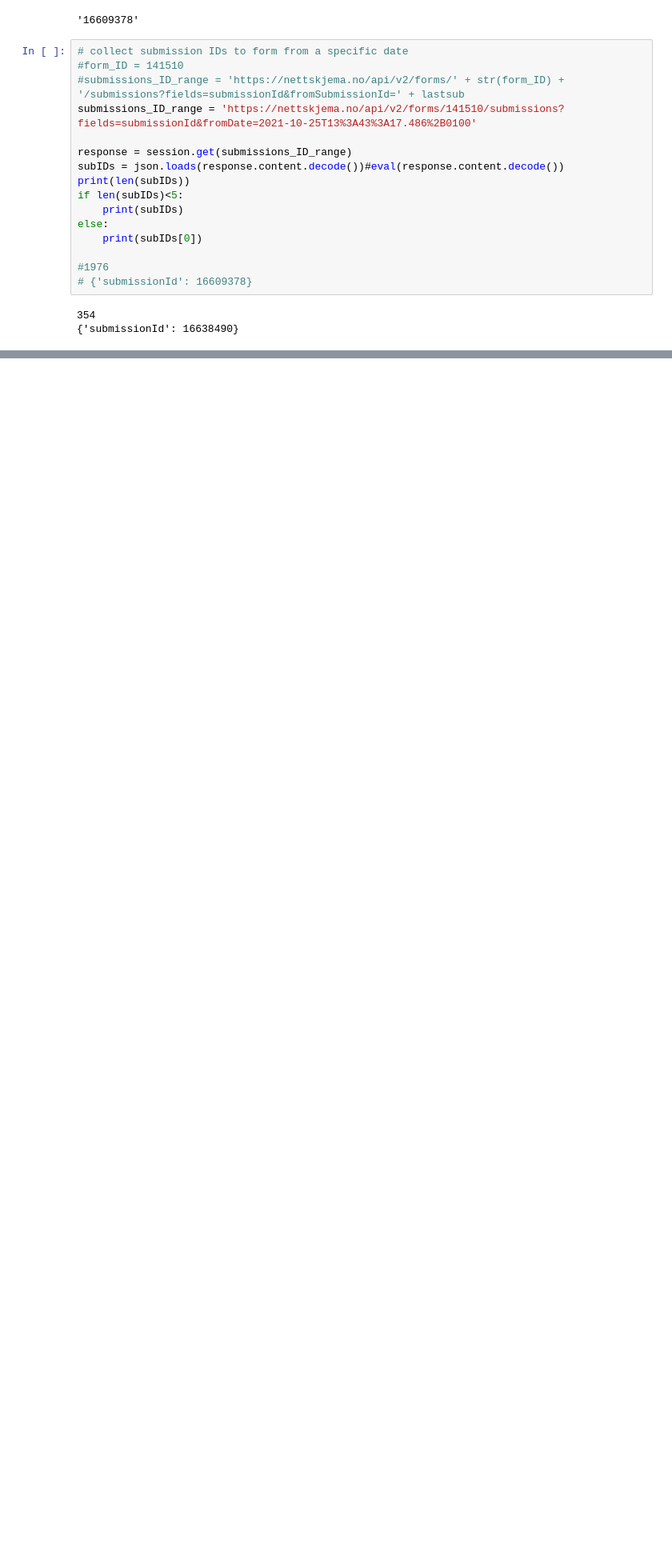
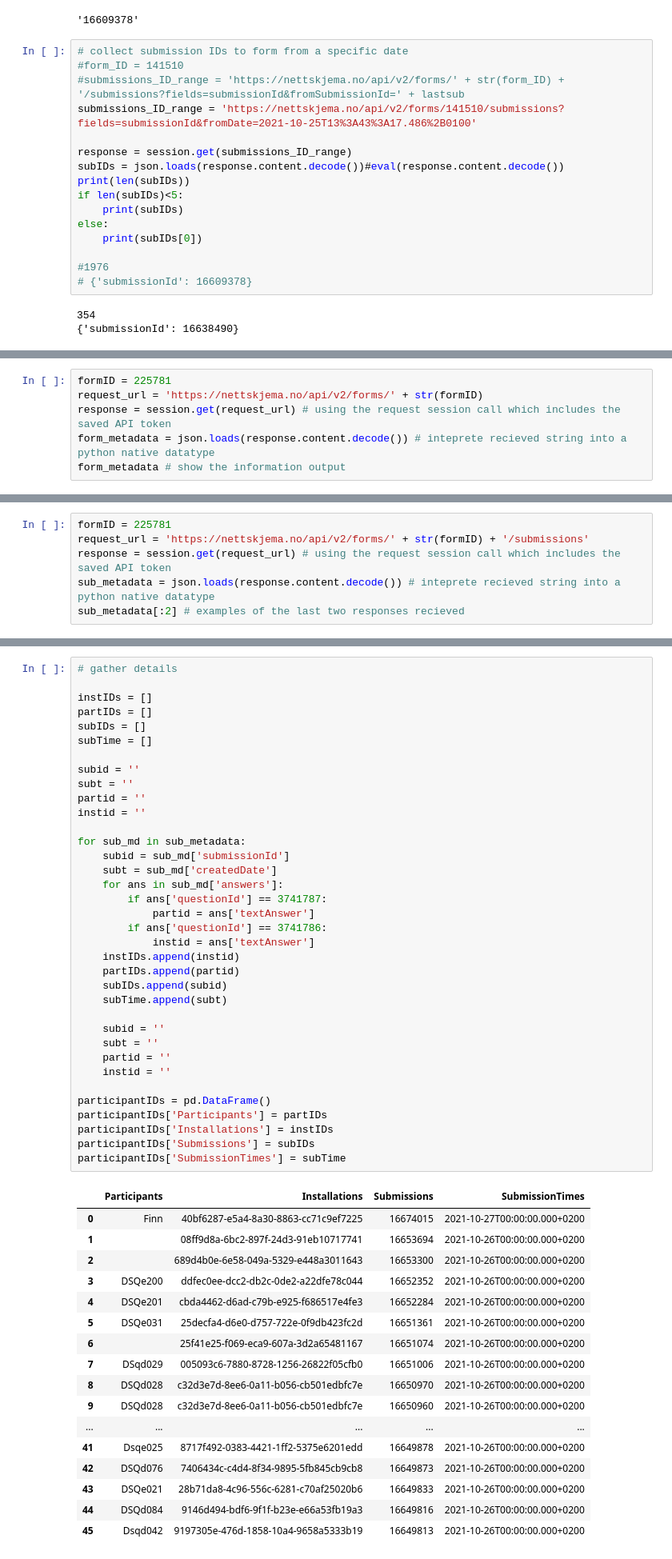
Before and after one commit to dana-and-monsters/PullingNettskjema, a Jupyter notebook: PullingMusicLab.ipynb, the cells around one changed output, grey strips where cells are left out. Shown: that part at 80% size. Cells and saved outputs as stored; diff of their text form; blank space fills up the shorter version.

Commit message:
sorted concert musiclab recordings collected via nettskjema

```diff
--- a/PullingMusicLab.ipynb
+++ b/PullingMusicLab.ipynb
@@ -383,0 +358,6 @@ base64 0c6a885b-de29-a128-1480-fe98e4a06f69.geoLocation.csv  > output.txt
+# %%
+formID = 225781
+request_url = 'https://nettskjema.no/api/v2/forms/' + str(formID)
+response = session.get(request_url) # using the request session call which includes the saved API token
+form_metadata = json.loads(response.content.decode()) # inteprete recieved string into a python native datatype
+form_metadata # show the information output
@@ -383,0 +382,6 @@ base64 0c6a885b-de29-a128-1480-fe98e4a06f69.geoLocation.csv  > output.txt
+# %%
+formID = 225781
+request_url = 'https://nettskjema.no/api/v2/forms/' + str(formID) + '/submissions'
+response = session.get(request_url) # using the request session call which includes the saved API token
+sub_metadata = json.loads(response.content.decode()) # inteprete recieved string into a python native datatype
+sub_metadata[:2] # examples of the last two responses recieved
@@ -383,0 +408,54 @@ base64 0c6a885b-de29-a128-1480-fe98e4a06f69.geoLocation.csv  > output.txt
+# %%
+# gather details
+
+instIDs = []
+partIDs = []
+subIDs = []
+subTime = []
+
+subid = ''
+subt = ''
+partid = ''
+instid = ''
+
+for sub_md in sub_metadata:
+    subid = sub_md['submissionId']
+    subt = sub_md['createdDate']
+    for ans in sub_md['answers']:
+        if ans['questionId'] == 3741787:
+            partid = ans['textAnswer']
+        if ans['questionId'] == 3741786:
+            instid = ans['textAnswer']
+    instIDs.append(instid)
+    partIDs.append(partid)
+    subIDs.append(subid)
+    subTime.append(subt)
+
+    subid = ''
+    subt = ''
+    partid = ''
+    instid = ''
+
+participantIDs = pd.DataFrame()
+participantIDs['Participants'] = partIDs
+participantIDs['Installations'] = instIDs
+participantIDs['Submissions'] = subIDs
+participantIDs['SubmissionTimes'] = subTime
+# %% [output]
+|  | Participants | Installations | Submissions | SubmissionTimes |
+| 0 | Finn | 40bf6287-e5a4-8a30-8863-cc71c9ef7225 | 16674015 | 2021-10-27T00:00:00.000+0200 |
+| 1 |  | 08ff9d8a-6bc2-897f-24d3-91eb10717741 | 16653694 | 2021-10-26T00:00:00.000+0200 |
+| 2 |  | 689d4b0e-6e58-049a-5329-e448a3011643 | 16653300 | 2021-10-26T00:00:00.000+0200 |
+| 3 | DSQe200 | ddfec0ee-dcc2-db2c-0de2-a22dfe78c044 | 16652352 | 2021-10-26T00:00:00.000+0200 |
+| 4 | DSQe201 | cbda4462-d6ad-c79b-e925-f686517e4fe3 | 16652284 | 2021-10-26T00:00:00.000+0200 |
+| 5 | DSQe031 | 25decfa4-d6e0-d757-722e-0f9db423fc2d | 16651361 | 2021-10-26T00:00:00.000+0200 |
+| 6 |  | 25f41e25-f069-eca9-607a-3d2a65481167 | 16651074 | 2021-10-26T00:00:00.000+0200 |
+| 7 | DSqd029 | 005093c6-7880-8728-1256-26822f05cfb0 | 16651006 | 2021-10-26T00:00:00.000+0200 |
+| 8 | DSQd028 | c32d3e7d-8ee6-0a11-b056-cb501edbfc7e | 16650970 | 2021-10-26T00:00:00.000+0200 |
+| 9 | DSQd028 | c32d3e7d-8ee6-0a11-b056-cb501edbfc7e | 16650960 | 2021-10-26T00:00:00.000+0200 |
+| ... | ... | ... | ... | ... |
+| 41 | Dsqe025 | 8717f492-0383-4421-1ff2-5375e6201edd | 16649878 | 2021-10-26T00:00:00.000+0200 |
+| 42 | DSQd076 | 7406434c-c4d4-8f34-9895-5fb845cb9cb8 | 16649873 | 2021-10-26T00:00:00.000+0200 |
+| 43 | DSQe021 | 28b71da8-4c96-556c-6281-c70af25020b6 | 16649833 | 2021-10-26T00:00:00.000+0200 |
+| 44 | DSQd084 | 9146d494-bdf6-9f1f-b23e-e66a53fb19a3 | 16649816 | 2021-10-26T00:00:00.000+0200 |
+| 45 | Dsqd042 | 9197305e-476d-1858-10a4-9658a5333b19 | 16649813 | 2021-10-26T00:00:00.000+0200 |
```
Also changed, not shown: parts of 53 cells of this notebook, 1 other file.
